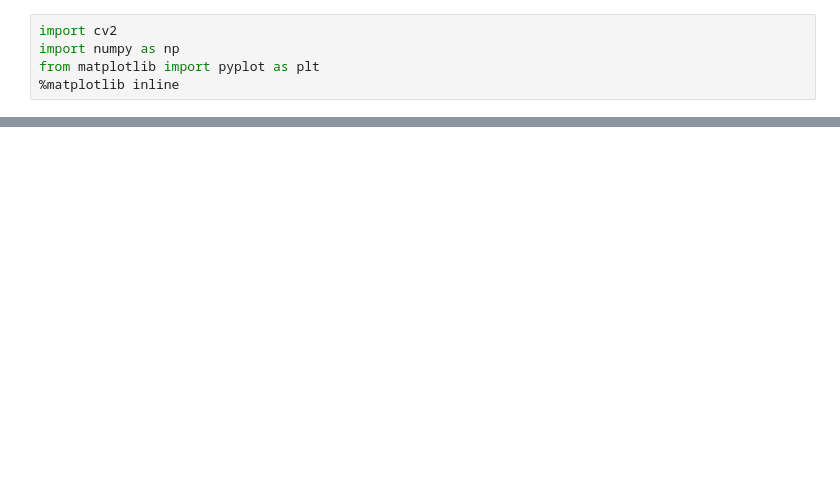
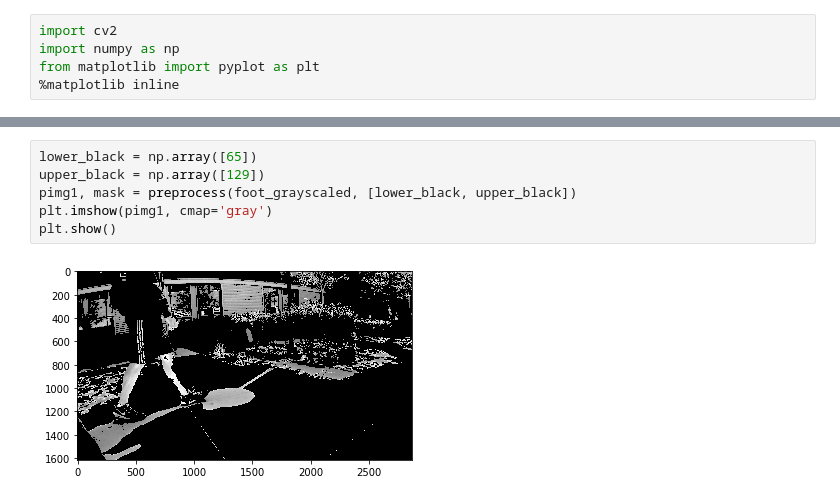
Before and after one commit to luoken/Shoe-detector, a Jupyter notebook: utils/Testing.ipynb, the cells around one changed output, grey strips where cells are left out. Cells and saved outputs as stored; diff of their text form; blank space fills up the shorter version.

```diff
--- a/utils/Testing.ipynb
+++ b/utils/Testing.ipynb
@@ -26,0 +47,8 @@ plt.show()
+# %%
+lower_black = np.array([65])
+upper_black = np.array([129])
+pimg1, mask = preprocess(foot_grayscaled, [lower_black, upper_black])
+plt.imshow(pimg1, cmap='gray')
+plt.show()
+# %% [output]
+[figure, added]
```
Also changed, not shown: parts of 16 cells of this notebook.
